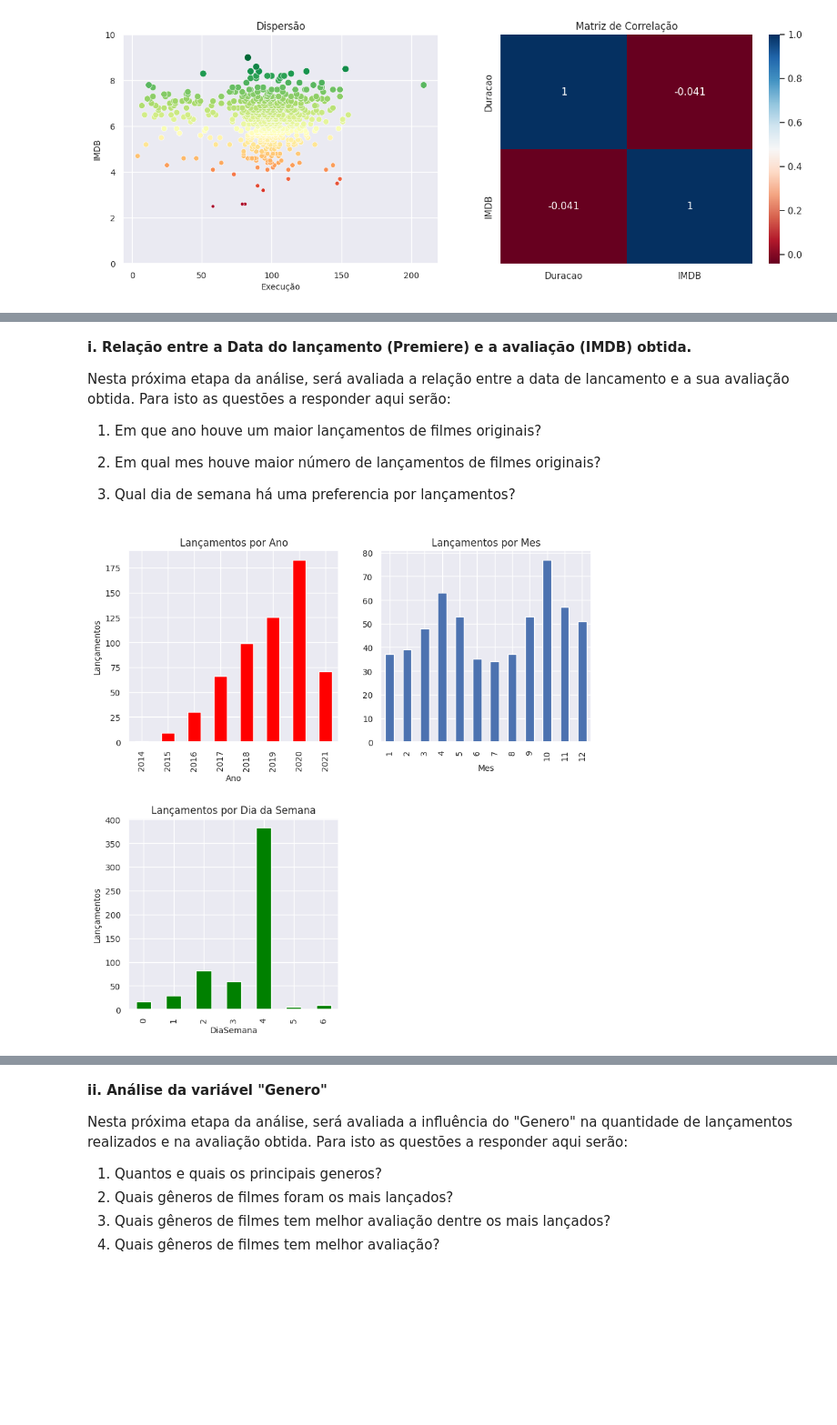
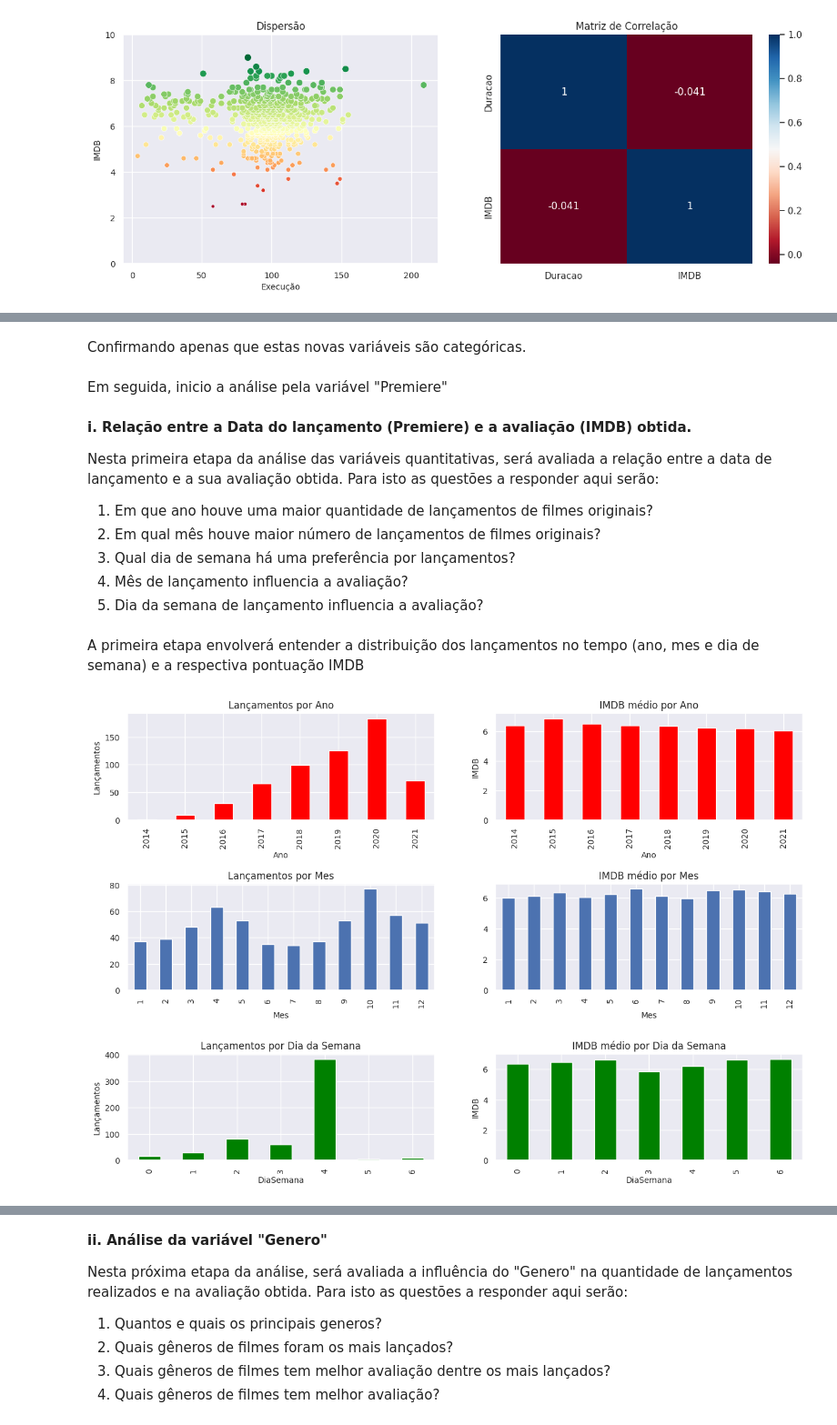
Before and after one commit to rharkovsky/puc_mvp1, a Jupyter notebook: MVP1_Harkovsky4.ipynb, the cells around one changed output, grey strips where cells are left out. Shown at 91% size. Saved outputs shown, nothing was run; the diff lists cells and outputs as text; code cells hidden in the pictures; blank space fills up the shorter version.

```diff
--- a/MVP1_Harkovsky4.ipynb
+++ b/MVP1_Harkovsky4.ipynb
@@ -171,12 +227,14 @@ def conta_var(var):
 ### *Preparando o Dataset*
 # %%
 # conexão com GDrive
-from google.colab import drive
-drive.mount('/content/gdrive')
+#from google.colab import drive
+#drive.mount('/content/gdrive')
+#arquivo = "NetflixOriginals.csv"
+#url_dados = "/content/gdrive/MyDrive/datasets/" + arquivo
 
-# url a importar
+# Conexão com GitHub
 arquivo = "NetflixOriginals.csv"
-url_dados = "/content/gdrive/MyDrive/datasets/" + arquivo
+url_dados = "https://raw.githubusercontent.com/rharkovsky/puc_mvp1/main/" + arquivo
 
 
 # carga do dataset através do csv
@@ -217,0 +277,6 @@ ds.head()
+# %%
+categorias = [0, 6, 10]
+labels = ['negativa', 'positiva']
+classes = pd.cut(x=ds.IMDB, bins=categorias, labels=labels)
+ds['percepcao'] = classes
+ds.head(10)
@@ -579,48 +589,83 @@ memory usage: 45.8+ KB
 None
+# %% [markdown]
+Confirmando apenas que estas novas variáveis são categóricas.
+# %% [markdown]
+Em seguida, inicio a análise pela variável "Premiere"
 # %% [markdown]
 **i. Relação entre a Data do lançamento (Premiere) e a avaliação (IMDB) obtida.**
 
-Nesta próxima etapa da análise, será avaliada a relação entre a data de lancamento e a sua avaliação obtida. Para isto as questões a responder aqui serão:
+Nesta primeira etapa da análise das variáveis quantitativas, será avaliada a relação entre a data de lançamento e a sua avaliação obtida. Para isto as questões a responder aqui serão:
 
-1. Em que ano houve um maior lançamentos de filmes originais?
-
-2. Em qual mes houve maior número de lançamentos de filmes originais?
-
-3. Qual dia de semana há uma preferencia por lançamentos?
+1.	Em que ano houve uma maior quantidade de lançamentos de filmes originais?
+2.	Em qual mês houve maior número de lançamentos de filmes originais?
+3.	Qual dia de semana há uma preferência por lançamentos?
+4.	Mês de lançamento influencia a avaliação?
+5.	Dia da semana de lançamento influencia a avaliação?
+# %% [markdown]
+A primeira etapa envolverá entender a distribuição dos lançamentos no tempo (ano, mes e dia de semana) e a respectiva pontuação IMDB
 # %%
 # preparando os gráficos
-plt.figure(figsize= (10, 10))
+plt.figure(figsize= (15, 10))
 
 # gráfico de quantidade por ano
-plt.subplot(2, 2, 1)
+plt.subplot(3, 2, 1)
 plt.title('Lançamentos por Ano', size= 12)
 plt.ylabel('Lançamentos', size= 10)
 plt.xlabel('ano', size= 10)
 plt.yticks(size= 10)
 plt.xticks(size= 10)
 ds.groupby("Ano")["Titulo"].count().plot(kind = "bar", color='red')
 
+# gráfico de IMDB por ano
+plt.subplot(3, 2, 2)
+plt.title('IMDB médio por Ano', size= 12)
+plt.ylabel('IMDB', size= 10)
+plt.xlabel('ano', size= 10)
+plt.yticks(size= 10)
+plt.xticks(size= 10)
+ds.groupby("Ano")["IMDB"].mean().plot(kind = "bar", color='red')
+
 # gráfico de quantidade por mes
-plt.subplot(2, 2, 2)
+plt.subplot(3, 2, 3)
 plt.title('Lançamentos por Mes', size= 12)
 #plt.ylabel('Lançamentos', size= 10)
 plt.xlabel('mes', size= 10)
 plt.yticks(size= 10)
 plt.xticks(size= 10)
 ds.groupby("Mes")["Titulo"].count().plot(kind = "bar")
 
+# gráfico de IMDB por mes
+plt.subplot(3, 2, 4)
+plt.title('IMDB médio por Mes', size= 12)
+#plt.ylabel('Lançamentos', size= 10)
+plt.xlabel('mes', size= 10)
+plt.yticks(size= 10)
+plt.xticks(size= 10)
+ds.groupby("Mes")["IMDB"].mean().plot(kind = "bar")
+
 # gráfico de quantidade por dia de semana
-plt.subplot(2, 2, 3)
+plt.subplot(3, 2, 5)
 plt.title('Lançamentos por Dia da Semana', size= 12)
 plt.ylabel('Lançamentos', size= 10)
 plt.xlabel('Dia da Semana', size= 10)
 plt.yticks(size= 10)
 plt.xticks(size= 10)
 #label_diasem = ['domingo','2af','3af','4af','5af','6af','sábado']
 ds.groupby("DiaSemana")["Titulo"].count().plot(kind = "bar", color='green')
 
+# gráfico de IMDB por dia de semana
+plt.subplot(3, 2, 6)
+plt.title('IMDB médio por Dia da Semana', size= 12)
+plt.ylabel('IMDB', size= 10)
+plt.xlabel('Dia da Semana', size= 10)
+plt.yticks(size= 10)
+plt.xticks(size= 10)
+#label_diasem = ['domingo','2af','3af','4af','5af','6af','sábado']
+ds.groupby("DiaSemana")["IMDB"].mean().plot(kind = "bar", color='green')
+
+
 # apresntando os gráficos
-plt.subplots_adjust(hspace=0.4);
+plt.subplots_adjust(hspace=0.6);
 plt.show()
 # %% [output]
-[figure, old version]
+[figure, new version]
```
Also changed, not shown: parts of 82 cells of this notebook.
